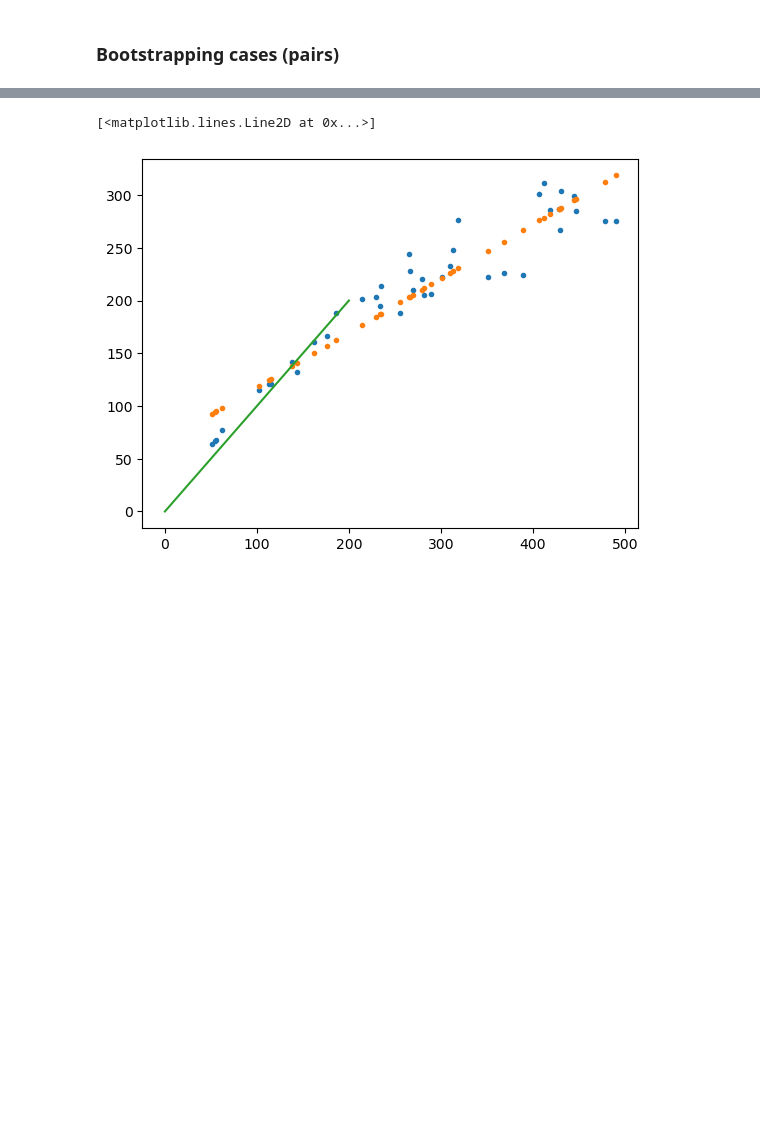
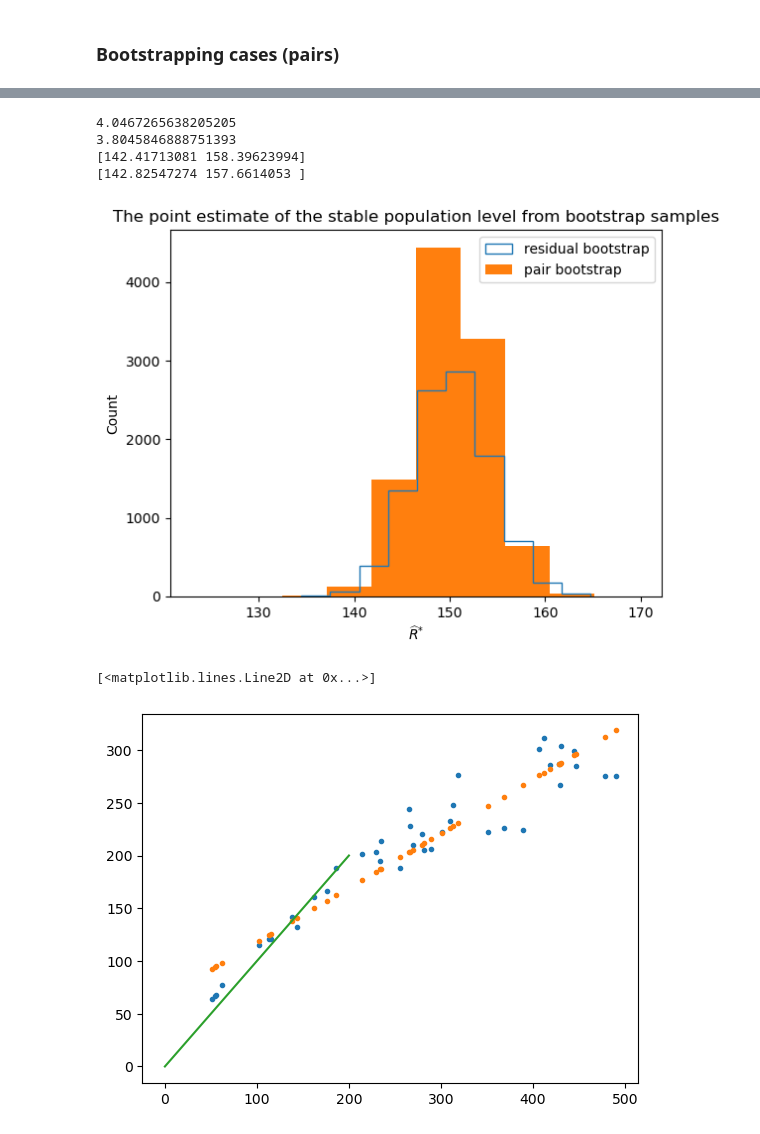
Before and after one commit to johnmagj/STK4051_coursework, a Jupyter notebook: Week_6/ex9_4.ipynb, the cells around one changed output, grey strips where cells are left out. Drawn from its saved outputs; the diff is of its cells as text; code cells hidden in the pictures; blank space fills up the shorter version.

```diff
--- a/Week_6/ex9_4.ipynb
+++ b/Week_6/ex9_4.ipynb
@@ -89 +91,4 @@ $$
+# %%
+def RS_opti_func(beta1, beta2):
+    return (1- beta2)/beta1
 # %%
@@ -102,7 +107,7 @@ print(beta2)
 # %% [markdown]
 ### Bootstrapping residuals
 # %%
-n_bootstraps = 1000
+n_bootstraps = 10000
 n_samples_per_bootstrap = len(r)
 bootstraps_res = np.zeros([n_bootstraps, n_samples_per_bootstrap])
 
@@ -127,20 +132,10 @@ bootstraped_beta2s = bootstraps_betas[:,1]
 res_confidence_interval95_beta1 = np.percentile(bootstraped_beta1s, [2.5, 97.5])
 res_confidence_interval95_beta2 = np.percentile(bootstraped_beta2s, [2.5, 97.5])
 
-print(res_confidence_interval95_beta1)
-print(res_confidence_interval95_beta2)
+print(f"95% confidence interval residuals bootstraps, beta1: {res_confidence_interval95_beta1}, and beta2: {res_confidence_interval95_beta2}")
 
 cases_beta1_se = np.std(bootstraped_beta1s)
 cases_beta2_se = np.std(bootstraped_beta2s)
 
-print(f"{cases_beta1_se:.3g}")
-print(f"{cases_beta2_se:.3g}")
-
-plt.hist(bootstraps_betas[:,0])
-plt.title(r"$\beta_1$")
-plt.show()
-
-plt.hist(bootstraps_betas[:,1])
-plt.title(r"$\beta_2$")
-plt.show()
+print(f"Standard error of all residuals bootstraps, beta1: {cases_beta1_se:.3g}, and beta2: {cases_beta2_se:.3g}")
 # %% [output]
@@ -200,3 +202,28 @@ plt.show()
+# %%
+se_res_bs = np.std(RS_opti_func(bootstraped_beta1s, bootstraped_beta2s))
+se_pair_bs = np.std(RS_opti_func(stored_beta1s, stored_beta2s))
+print(se_res_bs)
+print(se_pair_bs)
+
+ci95_res_bs = np.percentile(RS_opti_func(bootstraped_beta1s, bootstraped_beta2s), [2.5, 97.5])
+ci95_pair_bs = np.percentile(RS_opti_func(stored_beta1s, stored_beta2s), [2.5, 97.5])
+print(ci95_res_bs)
+print(ci95_pair_bs)
+# %% [output]
+4.0467265638205205
+3.8045846888751393
+[142.41713081 158.39623994]
+[142.82547274 157.6614053 ]
+# %%
+plt.hist(RS_opti_func(bootstraped_beta1s, bootstraped_beta2s), histtype="step", label="residual bootstrap")
+plt.hist(RS_opti_func(stored_beta1s, stored_beta2s), label="pair bootstrap")
+plt.title("The point estimate of the stable population level from bootstrap samples")
+plt.xlabel(r"$\widehat{R}^{*}$")
+plt.ylabel("Count")
+plt.legend()
+plt.show()
+# %% [output]
+[figure, added]
 # %%
 model_R_S = LinearRegression(fit_intercept=True).fit(X=S.reshape(-1,1), y=R.reshape(-1,1))
 plt.plot(S,R,".")
```
Also changed, not shown: parts of 16 cells of this notebook, 1 other file.
